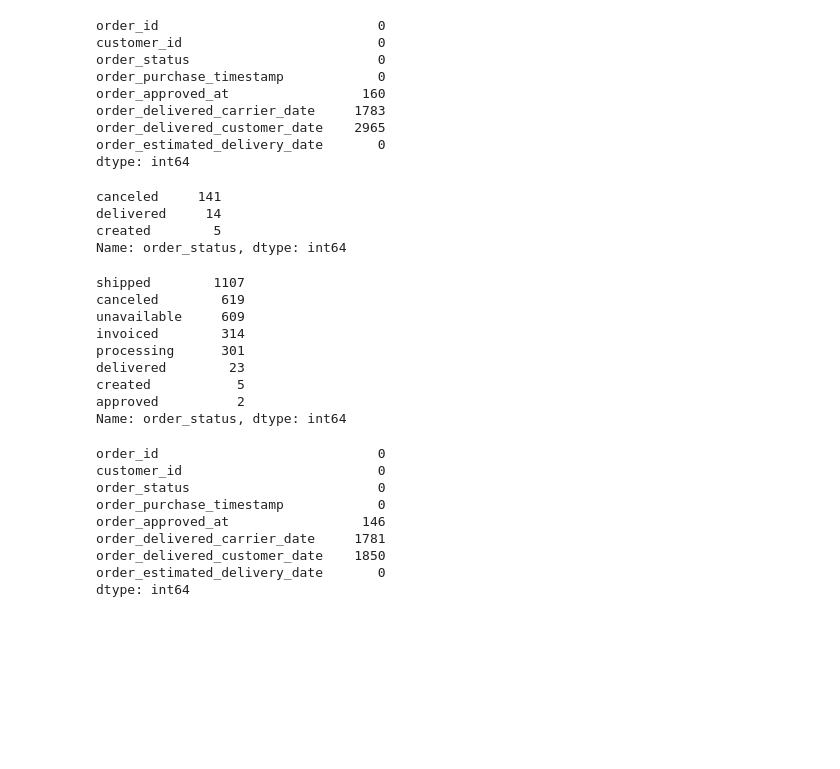
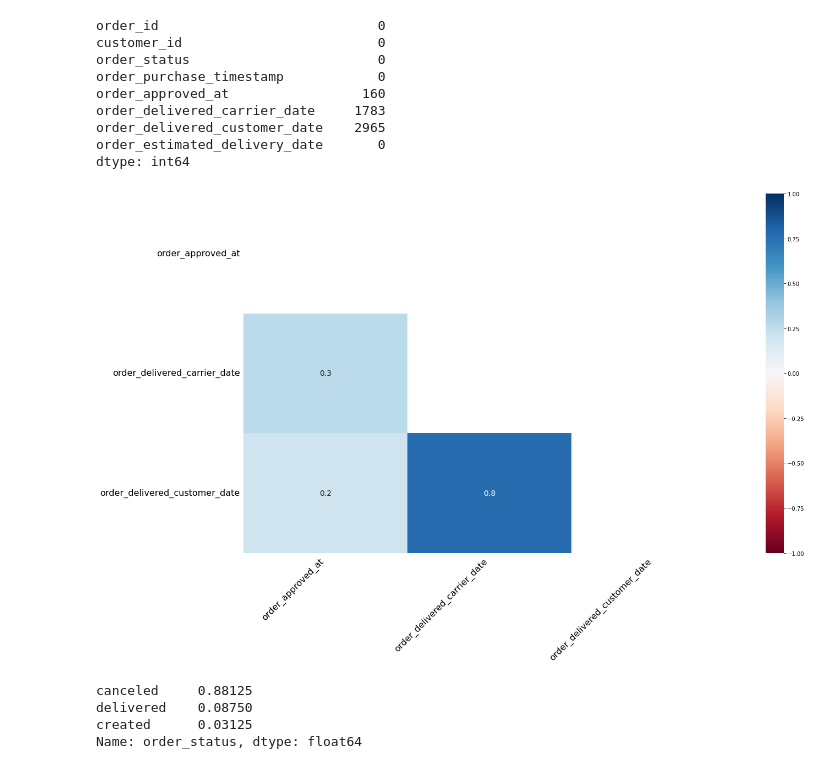
Before and after one commit to zander1268/custorama, a Jupyter notebook: EDA_notebook.ipynb, the cells around one changed output. Drawn from its saved outputs; the diff is of its cells as text; code cells hidden in the pictures; blank space fills up the shorter version.

```diff
--- a/EDA_notebook.ipynb
+++ b/EDA_notebook.ipynb
@@ -210,25 +294,23 @@ order_delivered_carrier_date     1783
 order_delivered_customer_date    2965
 order_estimated_delivery_date       0
 dtype: int64
+# %%
+#Let's visualize our errors to understand what might be causing them
+#Install missingno
+import missingno as msno
+msno.heatmap(orders_df);
+#It looks like order_delivered_carrier_date and order_delivered_customer_date are connected. When one is in error..
+#so is the other (most of the time).
+# %% [output]
+[figure, added]
 # %%
 #Dealing with order_approved_at null values first
+#We see that there is a strong correlation between order_approved_at being null and "order_status" being 'canceled'
+#This makes sense, if the order was canceled, it never got the chance to be approved.
 order_approved_at_null_df = orders_df[orders_df["order_approved_at"].isnull() == True]
-order_approved_at_null_df["order_status"].value_counts()
+order_approved_at_null_df["order_status"].value_counts(normalize=True)
 # %% [output]
-canceled     141
-delivered     14
-created        5
-Name: order_status, dtype: int64
+canceled     0.88125
+delivered    0.08750
+created      0.03125
+Name: order_status, dtype: float64
-# %%
-null_orders_df=orders_df[orders_df.isnull().any(axis=1)]
-null_orders_df["order_status"].value_counts()
-# %% [output]
-shipped        1107
-canceled        619
-unavailable     609
-invoiced        314
-processing      301
-delivered        23
-created           5
-approved          2
-Name: order_status, dtype: int64
@@ -240,13 +316,0 @@ trouble_order_statuses = ["canceled","unavailable","invoiced","processing","crea
-# %%
-trouble_order_statuses_df = orders_df[orders_df["order_status"].isin(trouble_order_statuses)]
-trouble_order_statuses_df.isnull().sum()
-# %% [output]
-order_id                            0
-customer_id                         0
-order_status                        0
-order_purchase_timestamp            0
-order_approved_at                 146
-order_delivered_carrier_date     1781
-order_delivered_customer_date    1850
-order_estimated_delivery_date       0
-dtype: int64
```
Also changed, not shown: parts of 46 cells of this notebook, 1 other file.
